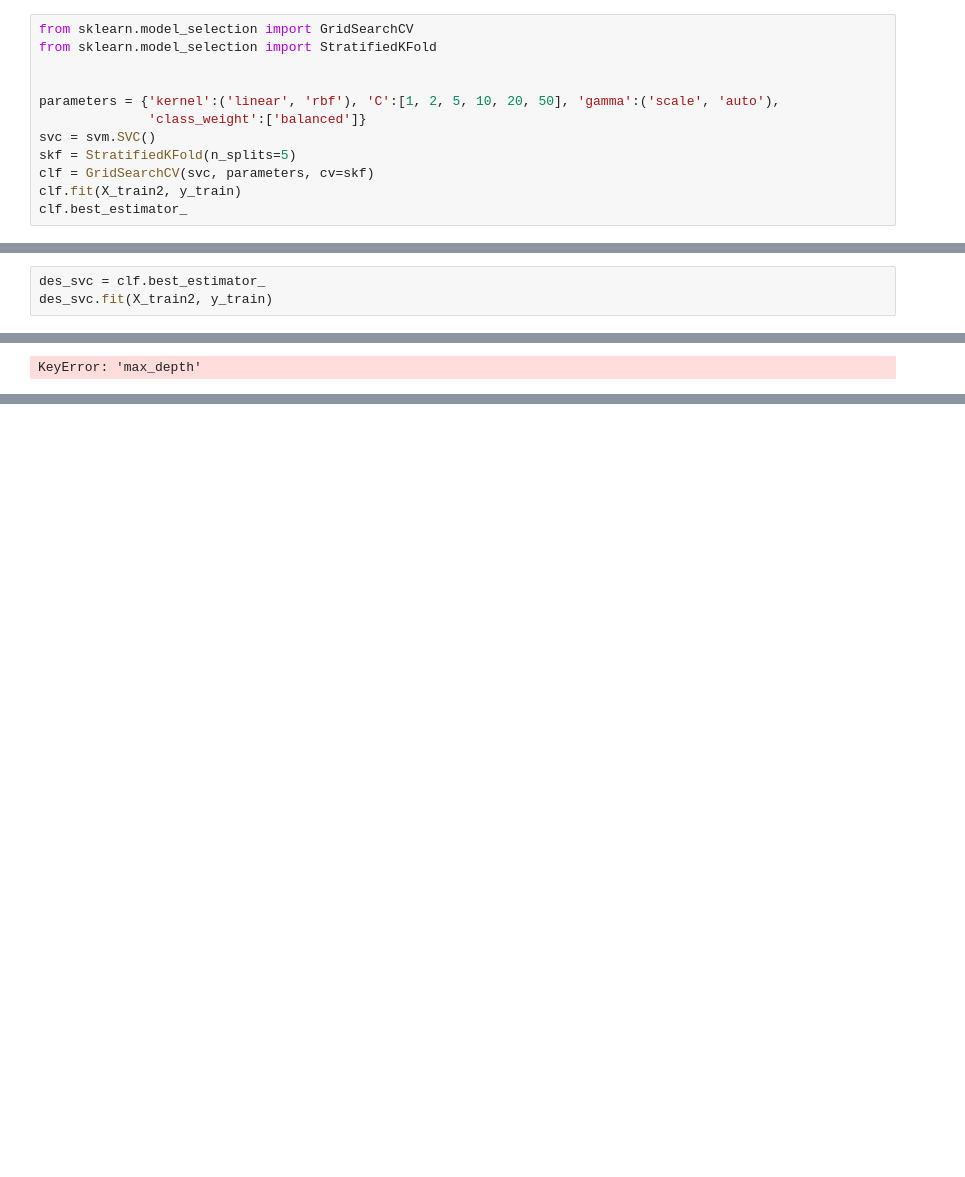
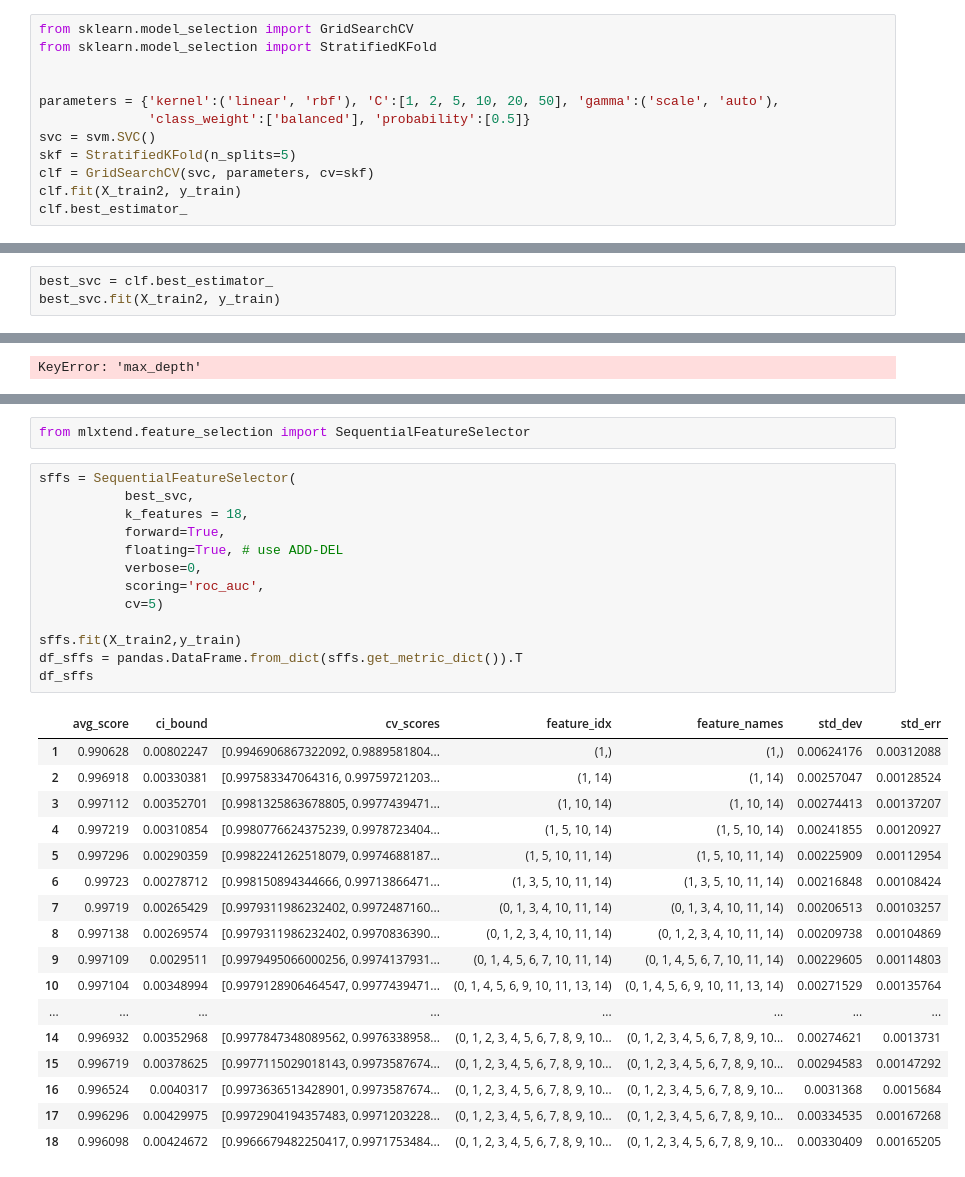
Before and after one commit to iamaleksandra/Brown-Dwarfs-NN, a Jupyter notebook: bd.ipynb, the cells around one changed output, grey strips where cells are left out. Cells and saved outputs as stored; diff of their text form; blank space fills up the shorter version.

```diff
--- a/bd.ipynb
+++ b/bd.ipynb
@@ -222,7 +230,7 @@ from sklearn.model_selection import StratifiedKFold
 
 
 parameters = {'kernel':('linear', 'rbf'), 'C':[1, 2, 5, 10, 20, 50], 'gamma':('scale', 'auto'),
-              'class_weight':['balanced']}
+              'class_weight':['balanced'], 'probability':[0.5]}
 svc = svm.SVC()
 skf = StratifiedKFold(n_splits=5)
 clf = GridSearchCV(svc, parameters, cv=skf)
@@ -236,6 +244,6 @@ SVC(C=2, break_ties=False, cache_size=200, class_weight='balanced', coef0=0.0,
 # %%
-des_svc = clf.best_estimator_
-des_svc.fit(X_train2, y_train)
+best_svc = clf.best_estimator_
+best_svc.fit(X_train2, y_train)
 # %% [output]
 SVC(C=2, break_ties=False, cache_size=200, class_weight='balanced', coef0=0.0,
     decision_function_shape='ovr', degree=3, gamma='scale', kernel='rbf',
@@ -385,0 +411,33 @@ KeyError: 'max_depth'
+# %%
+from mlxtend.feature_selection import SequentialFeatureSelector
+# %%
+sffs = SequentialFeatureSelector(
+           best_svc,
+           k_features = 18,
+           forward=True,
+           floating=True, # use ADD-DEL
+           verbose=0,
+           scoring='roc_auc',
+           cv=5)
+
+sffs.fit(X_train2,y_train)
+df_sffs = pandas.DataFrame.from_dict(sffs.get_metric_dict()).T
+df_sffs
+# %% [output]
+|  | avg_score | ci_bound | cv_scores | feature_idx | feature_names | std_dev | std_err |
+| 1 | 0.990628 | 0.00802247 | [0.9946906867322092, 0.9889581804... | (1,) | (1,) | 0.00624176 | 0.00312088 |
+| 2 | 0.996918 | 0.00330381 | [0.997583347064316, 0.99759721203... | (1, 14) | (1, 14) | 0.00257047 | 0.00128524 |
+| 3 | 0.997112 | 0.00352701 | [0.9981325863678805, 0.9977439471... | (1, 10, 14) | (1, 10, 14) | 0.00274413 | 0.00137207 |
+| 4 | 0.997219 | 0.00310854 | [0.9980776624375239, 0.9978723404... | (1, 5, 10, 14) | (1, 5, 10, 14) | 0.00241855 | 0.00120927 |
+| 5 | 0.997296 | 0.00290359 | [0.9982241262518079, 0.9974688187... | (1, 5, 10, 11, 14) | (1, 5, 10, 11, 14) | 0.00225909 | 0.00112954 |
+| 6 | 0.99723 | 0.00278712 | [0.998150894344666, 0.99713866471... | (1, 3, 5, 10, 11, 14) | (1, 3, 5, 10, 11, 14) | 0.00216848 | 0.00108424 |
+| 7 | 0.99719 | 0.00265429 | [0.9979311986232402, 0.9972487160... | (0, 1, 3, 4, 10, 11, 14) | (0, 1, 3, 4, 10, 11, 14) | 0.00206513 | 0.00103257 |
+| 8 | 0.997138 | 0.00269574 | [0.9979311986232402, 0.9970836390... | (0, 1, 2, 3, 4, 10, 11, 14) | (0, 1, 2, 3, 4, 10, 11, 14) | 0.00209738 | 0.00104869 |
+| 9 | 0.997109 | 0.0029511 | [0.9979495066000256, 0.9974137931... | (0, 1, 4, 5, 6, 7, 10, 11, 14) | (0, 1, 4, 5, 6, 7, 10, 11, 14) | 0.00229605 | 0.00114803 |
+| 10 | 0.997104 | 0.00348994 | [0.9979128906464547, 0.9977439471... | (0, 1, 4, 5, 6, 9, 10, 11, 13, 14) | (0, 1, 4, 5, 6, 9, 10, 11, 13, 14) | 0.00271529 | 0.00135764 |
+| ... | ... | ... | ... | ... | ... | ... | ... |
+| 14 | 0.996932 | 0.00352968 | [0.9977847348089562, 0.9976338958... | (0, 1, 2, 3, 4, 5, 6, 7, 8, 9, 10... | (0, 1, 2, 3, 4, 5, 6, 7, 8, 9, 10... | 0.00274621 | 0.0013731 |
+| 15 | 0.996719 | 0.00378625 | [0.9977115029018143, 0.9973587674... | (0, 1, 2, 3, 4, 5, 6, 7, 8, 9, 10... | (0, 1, 2, 3, 4, 5, 6, 7, 8, 9, 10... | 0.00294583 | 0.00147292 |
+| 16 | 0.996524 | 0.0040317 | [0.9973636513428901, 0.9973587674... | (0, 1, 2, 3, 4, 5, 6, 7, 8, 9, 10... | (0, 1, 2, 3, 4, 5, 6, 7, 8, 9, 10... | 0.0031368 | 0.0015684 |
+| 17 | 0.996296 | 0.00429975 | [0.9972904194357483, 0.9971203228... | (0, 1, 2, 3, 4, 5, 6, 7, 8, 9, 10... | (0, 1, 2, 3, 4, 5, 6, 7, 8, 9, 10... | 0.00334535 | 0.00167268 |
+| 18 | 0.996098 | 0.00424672 | [0.9966679482250417, 0.9971753484... | (0, 1, 2, 3, 4, 5, 6, 7, 8, 9, 10... | (0, 1, 2, 3, 4, 5, 6, 7, 8, 9, 10... | 0.00330409 | 0.00165205 |
```
Also changed, not shown: parts of 18 cells of this notebook.
